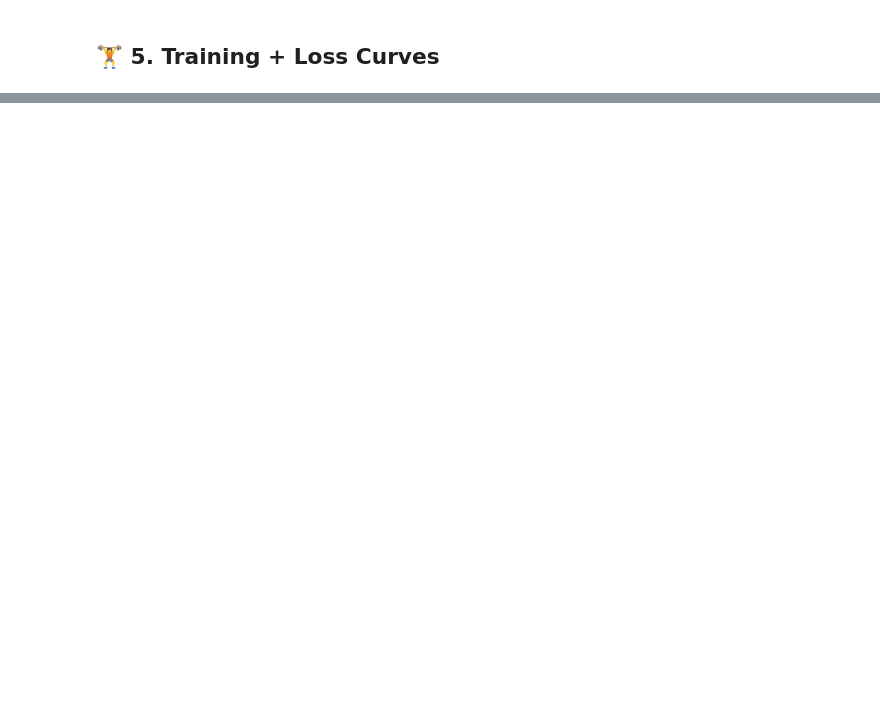
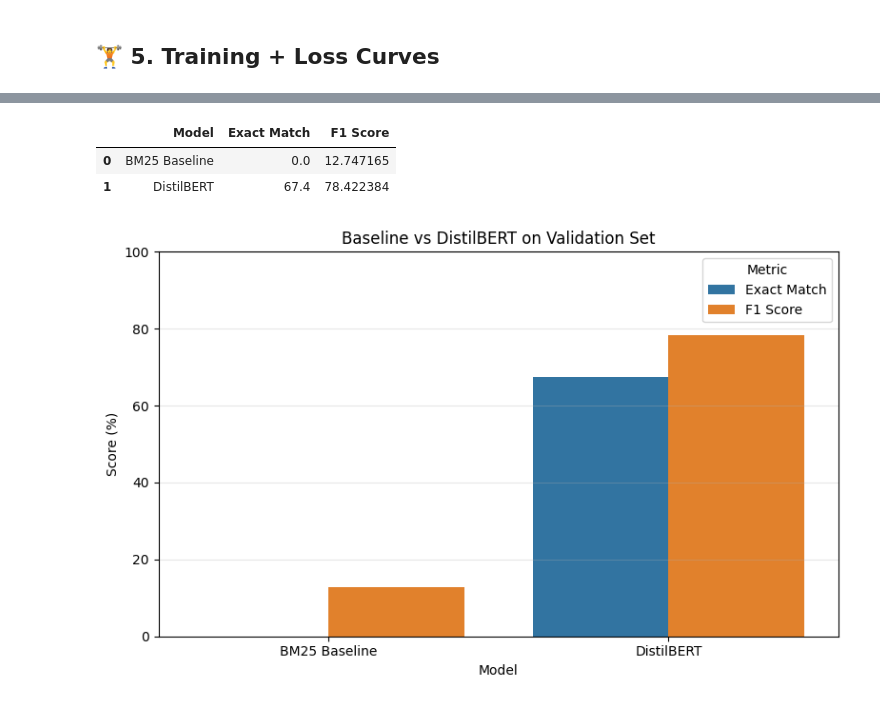
Before and after one commit to Salma-21/Lightweight-Extractive-Question-Answering-on-SQuAD-Using-DistilBERT, a Jupyter notebook: Question_Answering_with_Lightweight_Models.ipynb, the cells around one changed output, grey strips where cells are left out. Saved outputs shown, nothing was run; the diff lists cells and outputs as text; code cells hidden in the pictures; blank space fills up the shorter version.

```diff
--- a/Question_Answering_with_Lightweight_Models.ipynb
+++ b/Question_Answering_with_Lightweight_Models.ipynb
@@ -729,0 +954,34 @@ print(f"🚀 Inference time on CPU: {cpu_latency:.2f} ms")
+# %%
+comparison_df = pd.DataFrame({
+    "Model": ["BM25 Baseline", "DistilBERT"],
+    "Exact Match": [baseline_em, model_em],
+    "F1 Score": [baseline_f1, model_f1]
+})
+
+comparison_df.to_csv("comparison_table.csv", index=False)
+comparison_df
+# %% [output]
+|  | Model | Exact Match | F1 Score |
+| 0 | BM25 Baseline | 0.0 | 12.747165 |
+| 1 | DistilBERT | 67.4 | 78.422384 |
+# %%
+plot_df = comparison_df.melt(
+    id_vars="Model",
+    value_vars=["Exact Match", "F1 Score"],
+    var_name="Metric",
+    value_name="Score"
+)
+
+plt.figure(figsize=(8, 5))
+sns.barplot(data=plot_df, x="Model", y="Score", hue="Metric")
+
+plt.title("Baseline vs DistilBERT on Validation Set")
+plt.ylabel("Score (%)")
+plt.ylim(0, 100)
+plt.grid(axis="y", alpha=0.3)
+plt.tight_layout()
+
+plt.savefig("em_f1_comparison.png", dpi=150)
+plt.show()
+# %% [output]
+[figure, added]
```
Also changed, not shown: parts of 24 cells of this notebook, 1 other file.
